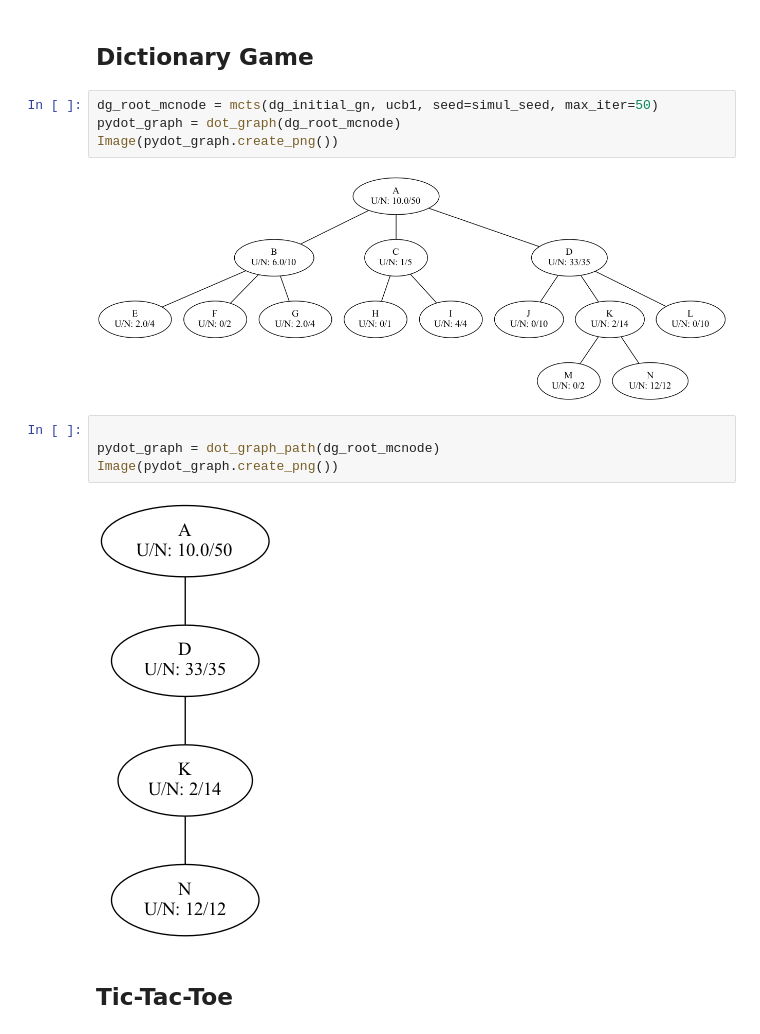
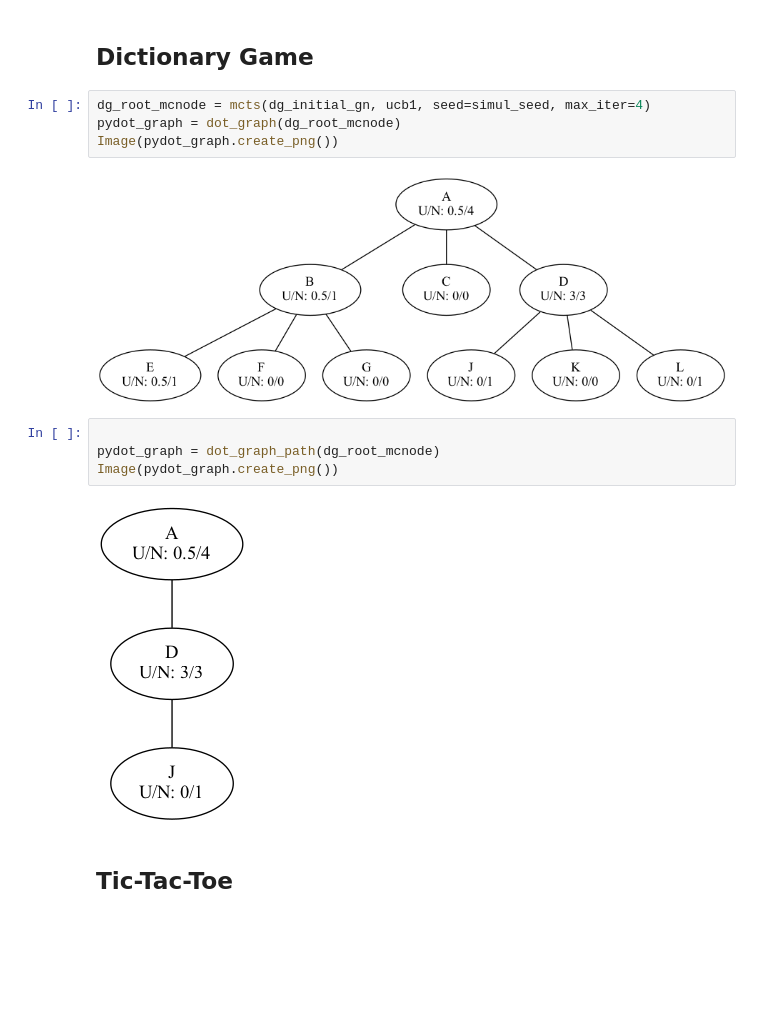
Before and after one commit to lhwylpdpn/IIT_study, a Jupyter notebook: cs581/hw3/assignment3a.ipynb, the cells around one changed output. Drawn from its saved outputs; the diff is of its cells as text; blank space fills up the shorter version.

```diff
--- a/cs581/hw3/assignment3a.ipynb
+++ b/cs581/hw3/assignment3a.ipynb
@@ -59,17 +59,17 @@ simul_seed = int(CWID[1:])
 # %% [markdown]
 ## Dictionary Game
 # %%
-dg_root_mcnode = mcts(dg_initial_gn, ucb1, seed=simul_seed, max_iter=50)
+dg_root_mcnode = mcts(dg_initial_gn, ucb1, seed=simul_seed, max_iter=4)
 pydot_graph = dot_graph(dg_root_mcnode)
 Image(pydot_graph.create_png())
 # %% [output]
-[figure, old version]
+[figure, new version]
 # %%
 
 pydot_graph = dot_graph_path(dg_root_mcnode)
 Image(pydot_graph.create_png())
 # %% [output]
-[figure, old version]
+[figure, new version]
 # %% [markdown]
 ## Tic-Tac-Toe
 # %%
```
Also changed, not shown: parts of 1 cell of this notebook, 10 other files.
